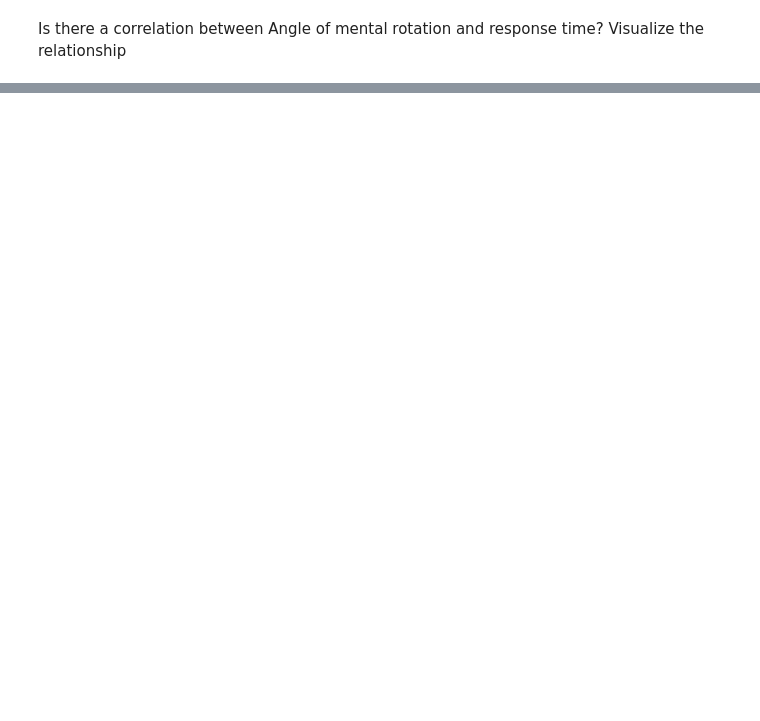
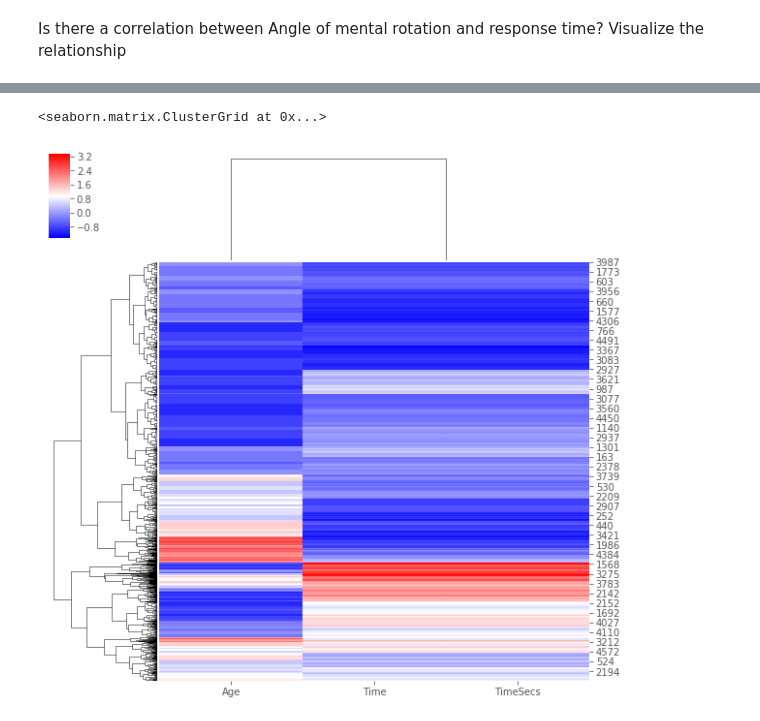
Before and after one commit to nickdelgrosso/cph_pythonworkshop2018, a Jupyter notebook: Day2/DataFrames.ipynb, the cells around one changed output, grey strips where cells are left out. Saved outputs shown, nothing was run; the diff lists cells and outputs as text; code cells hidden in the pictures; blank space fills up the shorter version.

```diff
--- a/Day2/DataFrames.ipynb
+++ b/Day2/DataFrames.ipynb
@@ -65,0 +315,6 @@ Is there a correlation between Angle of mental rotation and response time?  Visu
+# %%
+df_new = df[['Time', 'Age', 'TimeSecs']]
+sns.clustermap(data=df_new, z_score=1, cmap='bwr')
+# %% [output]
+<seaborn.matrix.ClusterGrid at 0x...>
+[figure, added]
```
Also changed, not shown: parts of 44 cells of this notebook, 1 other file.
